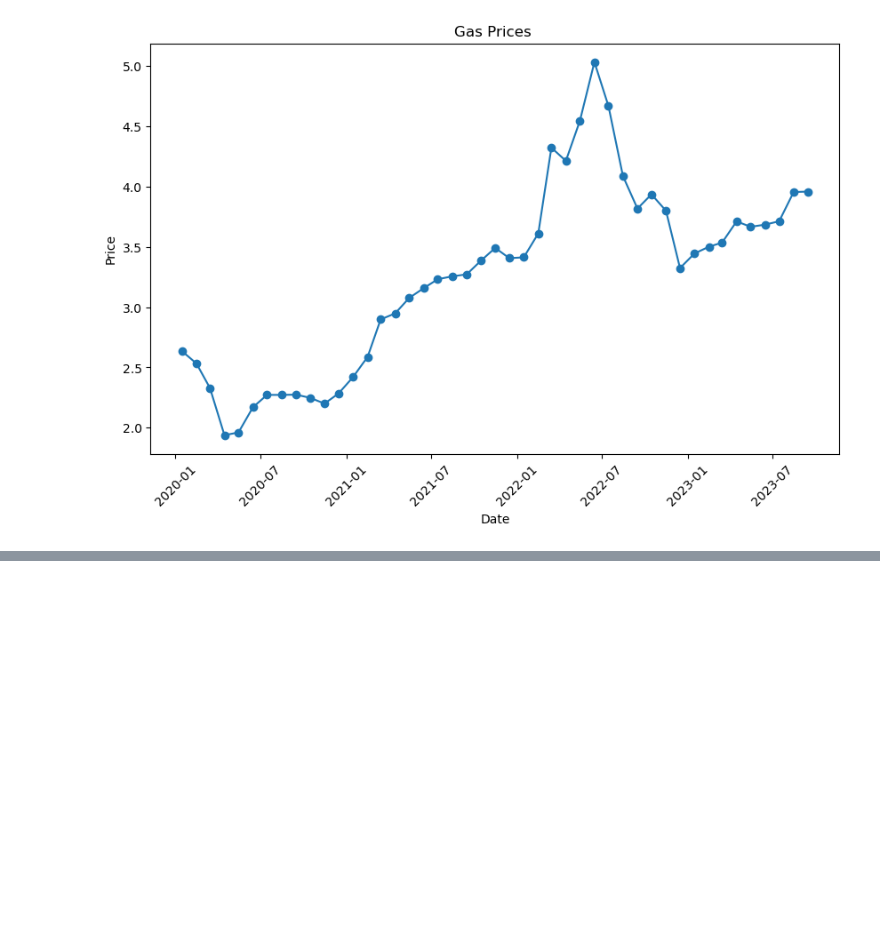
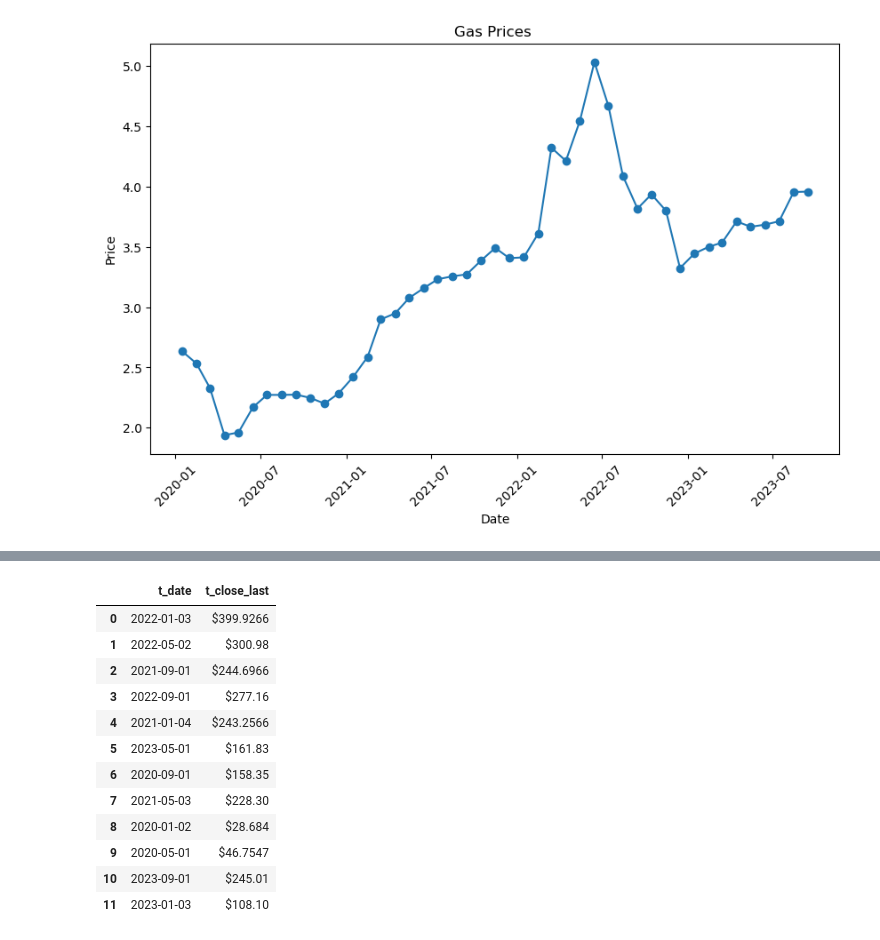
Before and after one commit to alexsacaquirin/DA-Capstone, a Jupyter notebook: Untitled.ipynb, the cells around one changed output, grey strips where cells are left out. Drawn from its saved outputs; the diff is of its cells as text; code cells hidden in the pictures; blank space fills up the shorter version.

```diff
--- a/Untitled.ipynb
+++ b/Untitled.ipynb
@@ -277,0 +191,73 @@ plt.xticks(rotation=45)
+# %%
+engine = create_engine ("postgresql://postgres:postgres@localhost:5433/Stock analysis")
+# %%
+query = '''
+SELECT t_date, t_close_last
+FROM tsla_stock
+WHERE t_date = '2020-01-02'
+UNION
+SELECT t_date, t_close_last
+FROM tsla_stock
+WHERE t_date = '2020-05-01'
+UNION
+SELECT t_date, t_close_last
+FROM tsla_stock
+WHERE t_date = '2020-09-01'
+UNION
+SELECT t_date, t_close_last
+FROM tsla_stock
+WHERE t_date = '01/04/2021'
+UNION
+SELECT t_date, t_close_last
+FROM tsla_stock
+WHERE t_date = '05/03/2021'
+UNION
+SELECT t_date, t_close_last
+FROM tsla_stock
+WHERE t_date = '9/1/2021'
+UNION
+SELECT t_date, t_close_last
+FROM tsla_stock
+WHERE t_date = '1/3/2022'
+UNION
+SELECT t_date, t_close_last
+FROM tsla_stock
+WHERE t_date = '5/2/2022'
+UNION
+SELECT t_date, t_close_last
+FROM tsla_stock
+WHERE t_date = '9/1/2022'
+UNION
+SELECT t_date, t_close_last
+FROM tsla_stock
+WHERE t_date = '1/3/2023'
+UNION
+SELECT t_date, t_close_last
+FROM tsla_stock
+WHERE t_date = '5/1/2023'
+UNION
+SELECT t_date, t_close_last
+FROM tsla_stock
+WHERE t_date = '9/1/2023'
+;
+'''
+
+with engine.connect() as connection:
+ result = connection.execute(text(query))
+with engine.connect() as connection:
+     sc1 = pd.read_sql(text(query), con = connection)
+sc1.head(50)
+# %% [output]
+|  | t_date | t_close_last |
+| 0 | 2022-01-03 | $399.9266 |
+| 1 | 2022-05-02 | $300.98 |
+| 2 | 2021-09-01 | $244.6966 |
+| 3 | 2022-09-01 | $277.16 |
+| 4 | 2021-01-04 | $243.2566 |
+| 5 | 2023-05-01 | $161.83 |
+| 6 | 2020-09-01 | $158.35 |
+| 7 | 2021-05-03 | $228.30 |
+| 8 | 2020-01-02 | $28.684 |
+| 9 | 2020-05-01 | $46.7547 |
+| 10 | 2023-09-01 | $245.01 |
+| 11 | 2023-01-03 | $108.10 |
```
Also changed, not shown: parts of 20 cells of this notebook, 3 other files.
